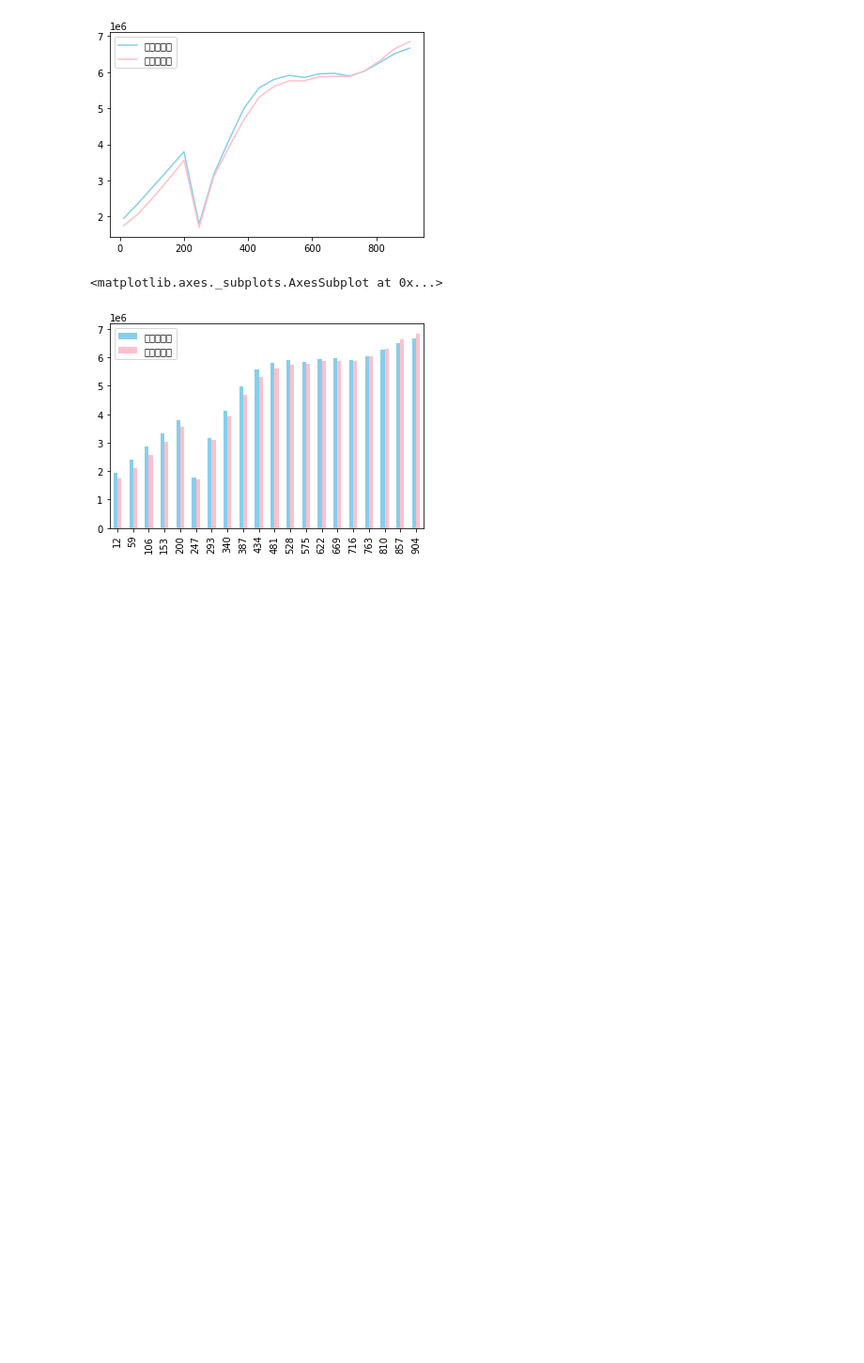
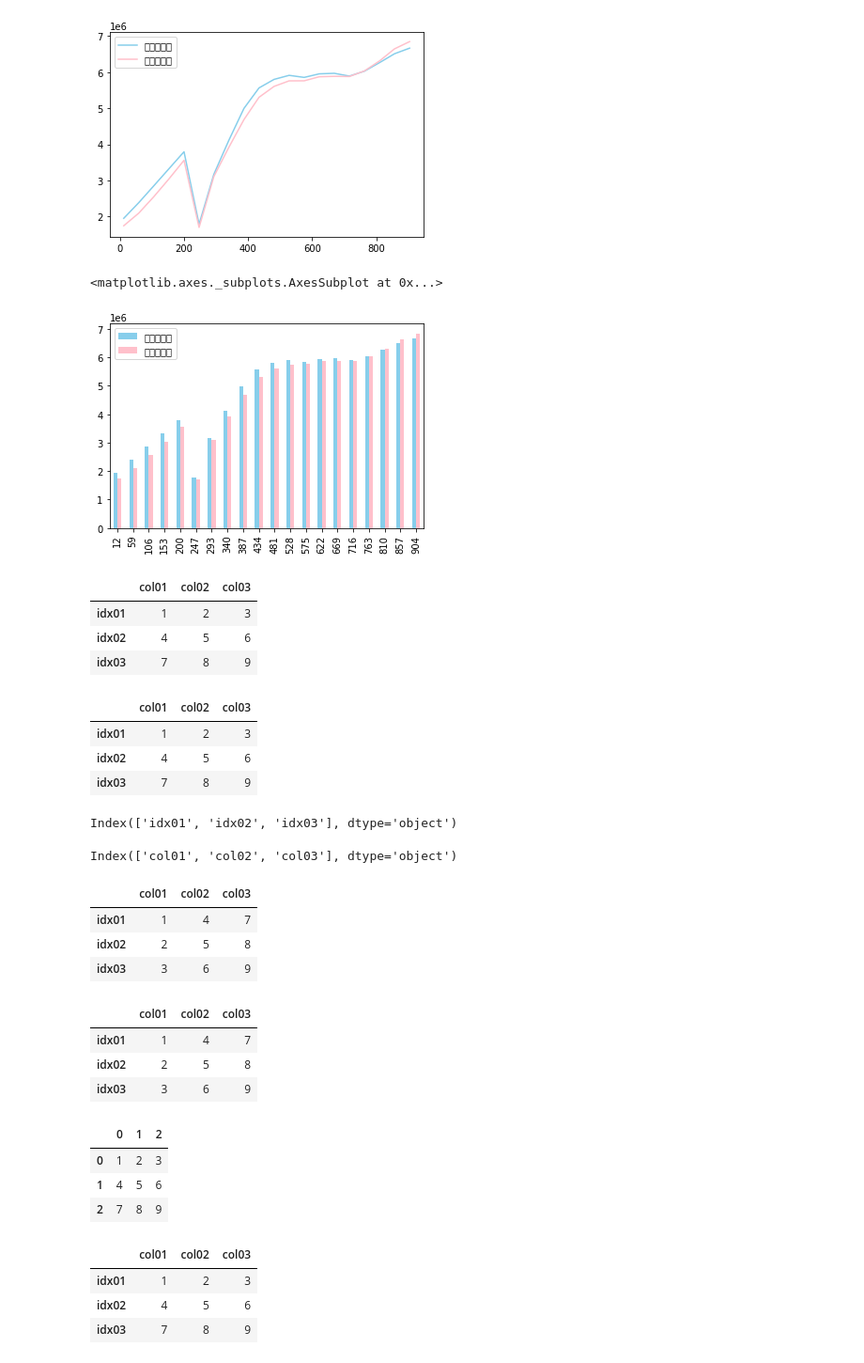
Before and after one commit to nin844/it_practice, a Jupyter notebook: pandas01.ipynb, the cells around one changed output. Shown at 94% size. Drawn from its saved outputs; the diff is of its cells as text; code cells hidden in the pictures; blank space fills up the shorter version.

```diff
--- a/pandas01.ipynb
+++ b/pandas01.ipynb
@@ -246,0 +249,9 @@ df_population_data[df_population_data['都道府県名']=='東京都'][['人口
+# %%
+# DataFrame 作成 配列を使う
+df = pd.DataFrame([[1,2,3],[4,5,6],[7,8,9]], columns=['col01','col02','col03'], index=['idx01','idx02','idx03'])
+df
+# %% [output]
+|  | col01 | col02 | col03 |
+| idx01 | 1 | 2 | 3 |
+| idx02 | 4 | 5 | 6 |
+| idx03 | 7 | 8 | 9 |
@@ -246,0 +260,60 @@ df_population_data[df_population_data['都道府県名']=='東京都'][['人口
+# %%
+# DataFrame 作成 Numpyを使う
+df = pd.DataFrame(np.array([[1,2,3],[4,5,6],[7,8,9]]),
+                  columns=['col01','col02','col03'],
+                  index = ['idx01','idx02','idx03'])
+df
+# %% [output]
+|  | col01 | col02 | col03 |
+| idx01 | 1 | 2 | 3 |
+| idx02 | 4 | 5 | 6 |
+| idx03 | 7 | 8 | 9 |
+# %%
+df.index
+# %% [output]
+Index(['idx01', 'idx02', 'idx03'], dtype='object')
+# %%
+df.columns
+# %% [output]
+Index(['col01', 'col02', 'col03'], dtype='object')
+# %%
+# DataFrame 作成 辞書を使う
+df =pd.DataFrame({'col01':[1,2,3],
+                'col02':[4,5,6],
+                'col03':[7,8,9]})
+df.index = ['idx01','idx02','idx03']
+df
+# %% [output]
+|  | col01 | col02 | col03 |
+| idx01 | 1 | 4 | 7 |
+| idx02 | 2 | 5 | 8 |
+| idx03 | 3 | 6 | 9 |
+# %%
+df =pd.DataFrame({'col01':[1,2,3],
+                'col02':[4,5,6],
+                'col03':[7,8,9]}
+                ,index = ['idx01','idx02','idx03'])
+df
+# %% [output]
+|  | col01 | col02 | col03 |
+| idx01 | 1 | 4 | 7 |
+| idx02 | 2 | 5 | 8 |
+| idx03 | 3 | 6 | 9 |
+# %%
+# DataFrame 作成 index, columns 後から指定
+df = pd.DataFrame([[1,2,3],[4,5,6],[7,8,9]])
+df
+# %% [output]
+|  | 0 | 1 | 2 |
+| 0 | 1 | 2 | 3 |
+| 1 | 4 | 5 | 6 |
+| 2 | 7 | 8 | 9 |
+# %%
+df.index = ['idx01','idx02','idx03']
+df.columns = ['col01','col02','col03']
+df
+# %% [output]
+|  | col01 | col02 | col03 |
+| idx01 | 1 | 2 | 3 |
+| idx02 | 4 | 5 | 6 |
+| idx03 | 7 | 8 | 9 |
```
Also changed, not shown: parts of 40 cells of this notebook.
